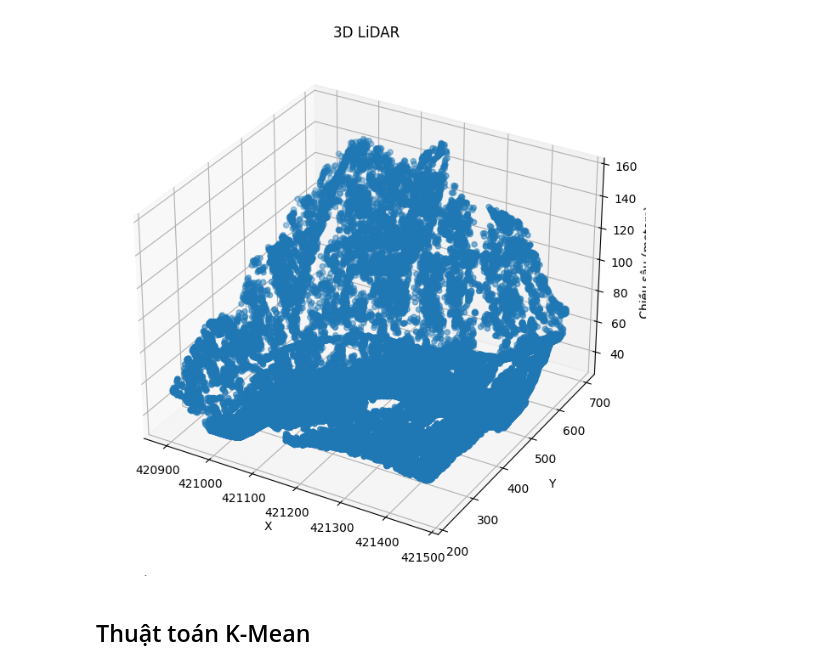
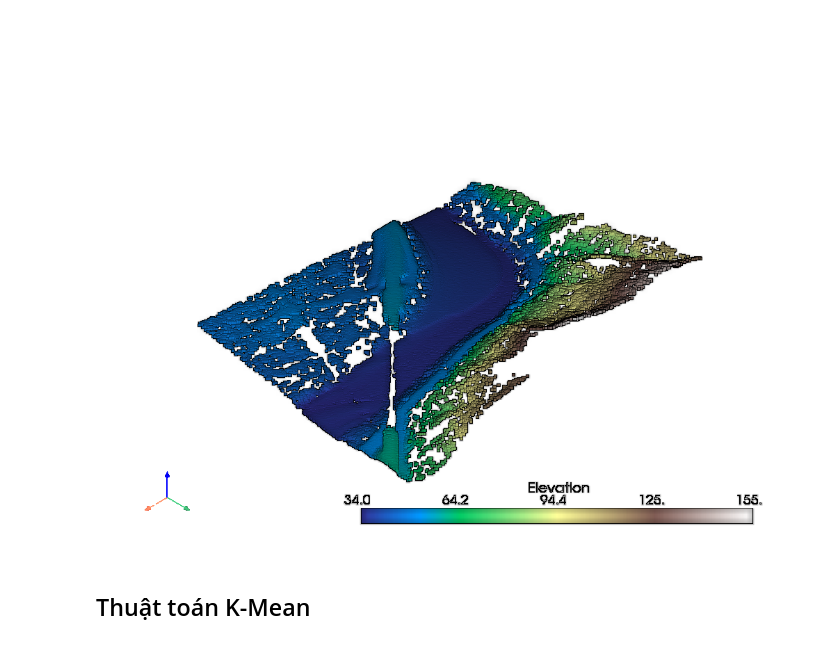
Before and after one commit to khmtk18a/LiDAR, a Jupyter notebook: lidar.ipynb, the cells around one changed output. Saved outputs shown, nothing was run; the diff lists cells and outputs as text; code cells hidden in the pictures.

```diff
--- a/lidar.ipynb
+++ b/lidar.ipynb
@@ -1,25 +0,0 @@
-# %%
-import laspy
-import numpy as np
-import matplotlib.pyplot as plt
-
-# Đọc dữ liệu từ file LiDAR
-las = laspy.read('realworld.las')
-
-p = las.xyz
-x, y, z = p[:,0], p[:,1], p[:,2]
-
-# Tạo biểu đồ 3D
-fig = plt.figure(figsize=(10, 8))
-ax = fig.add_subplot(111, projection='3d')
-ax.scatter(x, y, z)
-
-# Đặt tiêu đề
-ax.set_xlabel('X')
-ax.set_ylabel('Y')
-ax.set_zlabel('Chiều sâu (meters)')
-ax.set_title('3D LiDAR')
-
-plt.show()
-# %% [output]
-[figure, removed]
@@ -28,3 +1,15 @@ z_new = z.reshape(-1, 1)
+# %%
+import leafmap
+from laspy import LasData
+
+filename = 'realworld.las'
+
+las: LasData = leafmap.read_lidar(filename=filename)  # type: ignore
+
+leafmap.view_lidar(filename=filename, cmap='terrain',
+                   backend='pyvista', background='white', eye_dome_lighting=True)
+# %% [output]
+[figure, added]
 # %%
 n = int(input('Nhập số cụm: '))
 max_iter = int(input('Nhập số lần lặp: '))
```
Also changed, not shown: parts of 4 cells of this notebook, 4 other files.
